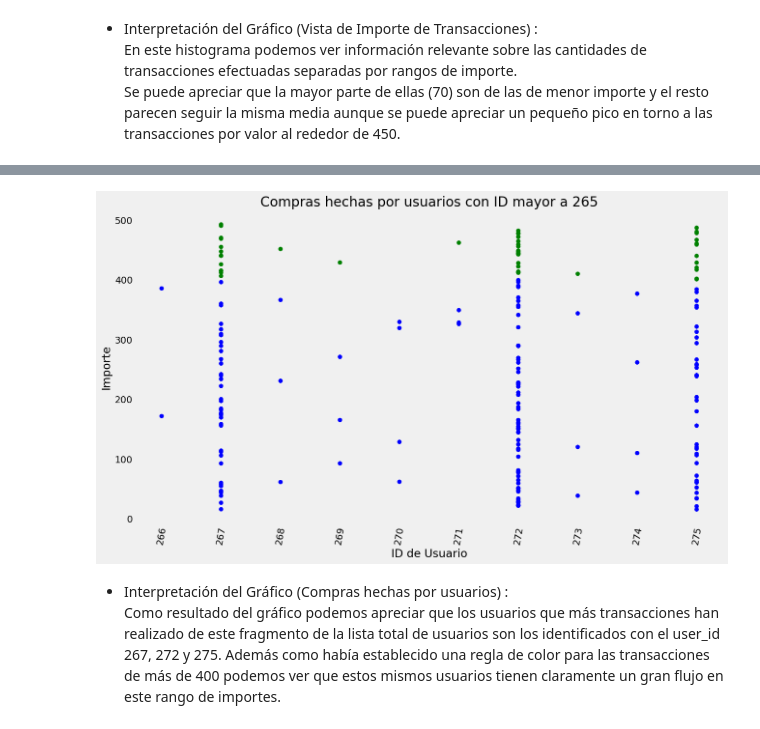
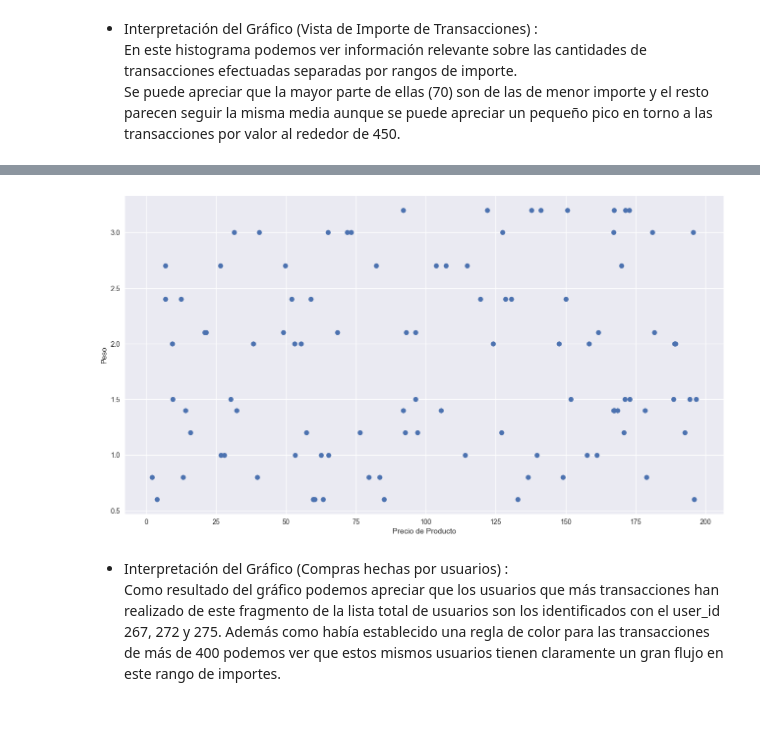
Before and after one commit to Bellengher/SPRINT-1, a Jupyter notebook: SPRINT8.1/Sprint_8_1.ipynb, the cells around one changed output, grey strips where cells are left out. Drawn from its saved outputs; the diff is of its cells as text; code cells hidden in the pictures.

```diff
--- a/SPRINT8.1/Sprint_8_1.ipynb
+++ b/SPRINT8.1/Sprint_8_1.ipynb
@@ -158,25 +166,14 @@ Se puede apreciar que la mayor parte de ellas (70) son de las de menor importe y
     * Se muestra el gráfico.
-# %%
-
-transacciones_filtradas_por_user_id = transactions_df[transactions_df['user_id'] > 265]
-
-colors = ['green' if amount > 400 else 'blue' for amount in transacciones_filtradas_por_user_id['amount']]
-plt.figure(figsize=(14, 8))
-
-# Creación del gráfico
-plt.scatter(x=transacciones_filtradas_por_user_id['user_id'], y=transacciones_filtradas_por_user_id['amount'], c=colors)
-plt.xlabel('ID de Usuario')
-plt.ylabel('Importe')
-plt.title('Compras hechas por usuarios con ID mayor a 265')
-plt.grid()
-
-# Ajusto los ticks del eje x y su rotación
-if not transacciones_filtradas_por_user_id['user_id'].empty:
-    plt.xticks(range(transacciones_filtradas_por_user_id['user_id'].min(), transacciones_filtradas_por_user_id['user_id'].max() + 1, 1), rotation=80)
-
-plt.show()
-# %% [output]
-[figure, removed]
+# %%
+plt.style.use('seaborn-v0_8')
+
+plt.figure(figsize=(14, 8))
+plt.scatter(x=products_df['price'], y=products_df['weight'])
+plt.xlabel('Precio de Producto')
+plt.ylabel('Peso')
+plt.show()
+# %% [output]
+[figure, added]
 # %% [markdown]
 * Interpretación del Gráfico (Compras hechas por usuarios) :
 Como resultado del gráfico podemos apreciar que los usuarios que más transacciones han realizado de este fragmento de la lista total de usuarios son los identificados con el user_id 267, 272 y 275. Además como había establecido una regla de color para las transacciones de más de 400 podemos ver que estos mismos usuarios tienen claramente un gran flujo en este rango de importes.
```
Also changed, not shown: parts of 36 cells of this notebook.
